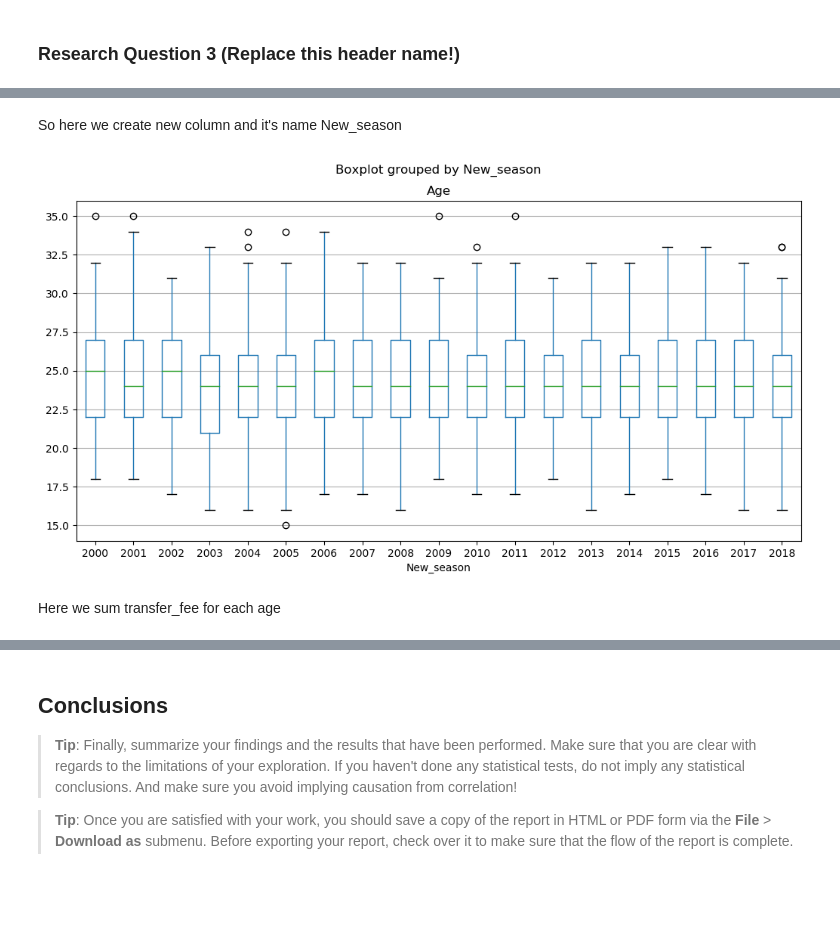
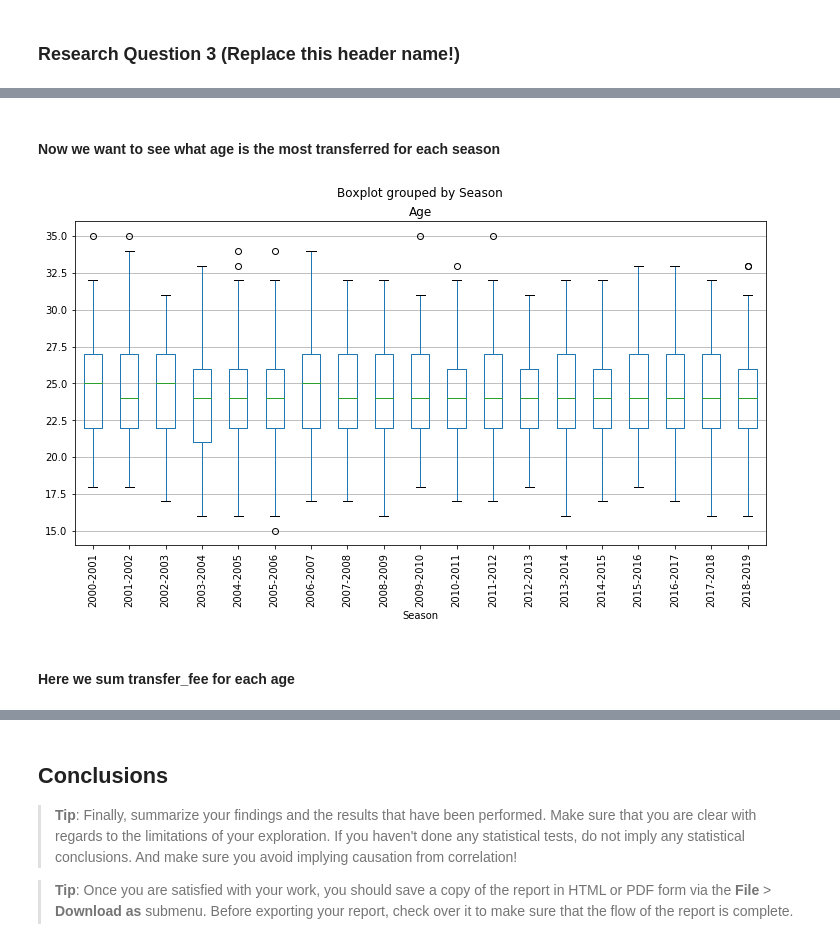
Before and after one commit to aalsudairi/Data-Science-Course-Project, a Jupyter notebook: top-transfer-fee-in-football.ipynb, the cells around one changed output, grey strips where cells are left out. Cells and saved outputs as stored; diff of their text form; code cells hidden in the pictures; blank space fills up the shorter version.

```diff
--- a/top-transfer-fee-in-football.ipynb
+++ b/top-transfer-fee-in-football.ipynb
@@ -137,2 +172,2 @@ Now droping the columes that we don't need it.
 # %%
-df.drop(axis=1, labels=['Market_value'], inplace=True)
+df.drop(axis=1, labels=['Position'], inplace=True)
@@ -263,2 +280,0 @@ new_year = {'2000-2001' : '2000' , '2001-2002' : '2001' , '2002-2003' : '2002' ,
-# %% [markdown]
-So here we create new column and it's name New_season
@@ -267,7 +281,9 @@ df_new['New_season'] = pd.Series(df_new.Season.map(new_year), index = df_new.ind
+# %% [markdown]
+#### Now we want to see what age is the most transferred for each season
 # %%
-df_new.boxplot(column='Age',by = 'New_season',figsize=(12,6))
+df.boxplot(column='Age',by = 'Season',figsize=(12,6),rot=90)
 plt.grid(axis='x')
 # %% [output]
-[figure, old version]
+[figure, new version]
 # %% [markdown]
-Here we sum transfer_fee for each age
+#### Here we sum transfer_fee for each age
```
Also changed, not shown: parts of 72 cells of this notebook.
